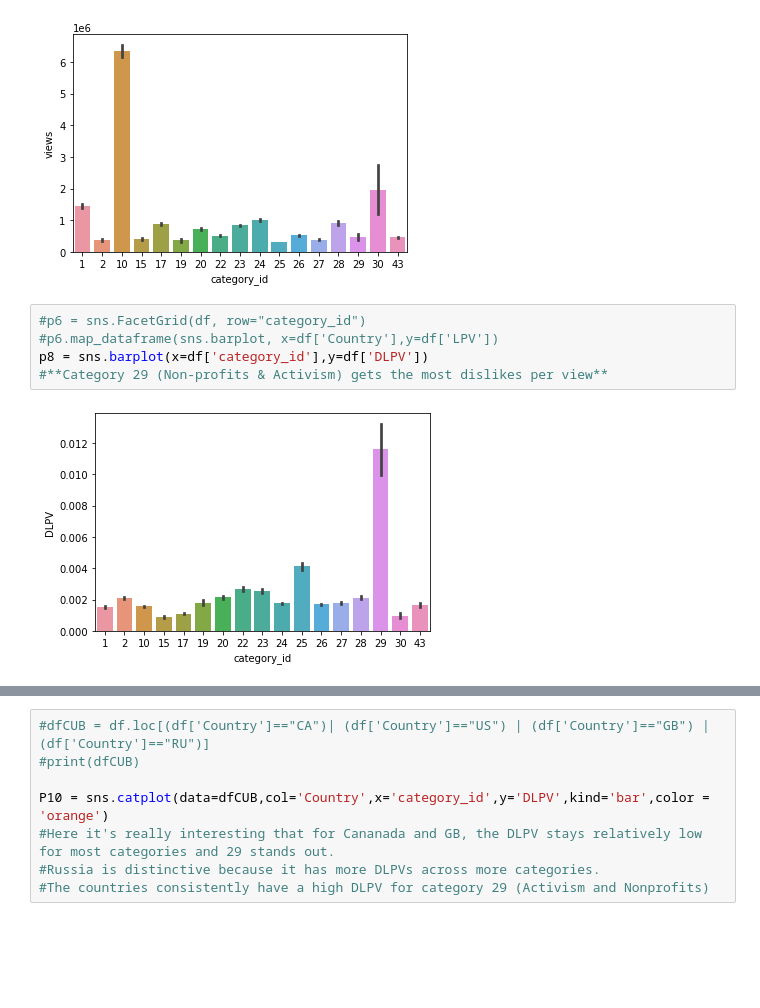
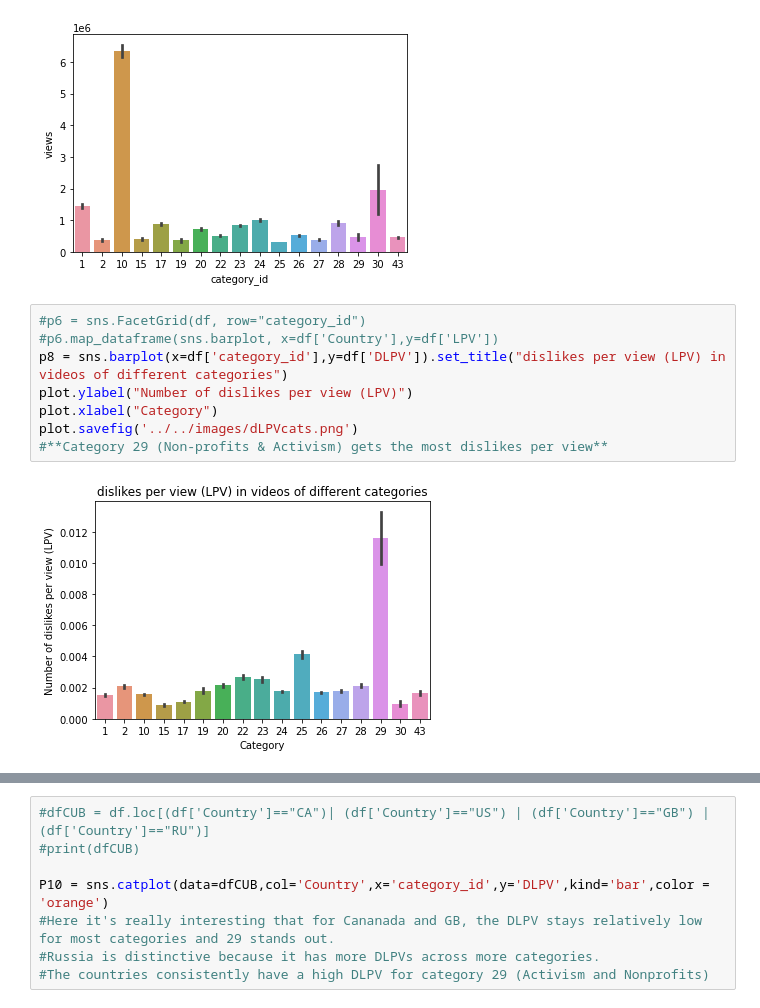
Before and after one commit to data301-2020-winter1/course-project-group_6013, a Jupyter notebook: analysis/guilherme(durvan)/milestone2.ipynb, the cells around one changed output, grey strips where cells are left out. Cells and saved outputs as stored; diff of their text form; blank space fills up the shorter version.

```diff
--- a/analysis/guilherme(durvan)/milestone2.ipynb
+++ b/analysis/guilherme(durvan)/milestone2.ipynb
@@ -62,8 +90,11 @@ p7 = sns.barplot(x=df['category_id'],y=df['views'])
 # %%
 #p6 = sns.FacetGrid(df, row="category_id")
 #p6.map_dataframe(sns.barplot, x=df['Country'],y=df['LPV'])
-p8 = sns.barplot(x=df['category_id'],y=df['DLPV'])
+p8 = sns.barplot(x=df['category_id'],y=df['DLPV']).set_title("dislikes per view (LPV) in videos of different categories")
+plot.ylabel("Number of dislikes per view (LPV)")
+plot.xlabel("Category")
+plot.savefig('../../images/dLPVcats.png')
 #**Category 29 (Non-profits & Activism) gets the most dislikes per view**
 # %% [output]
-[figure, old version]
+[figure, new version]
 # %%
```
Also changed, not shown: parts of 10 cells of this notebook, 8 other files.
